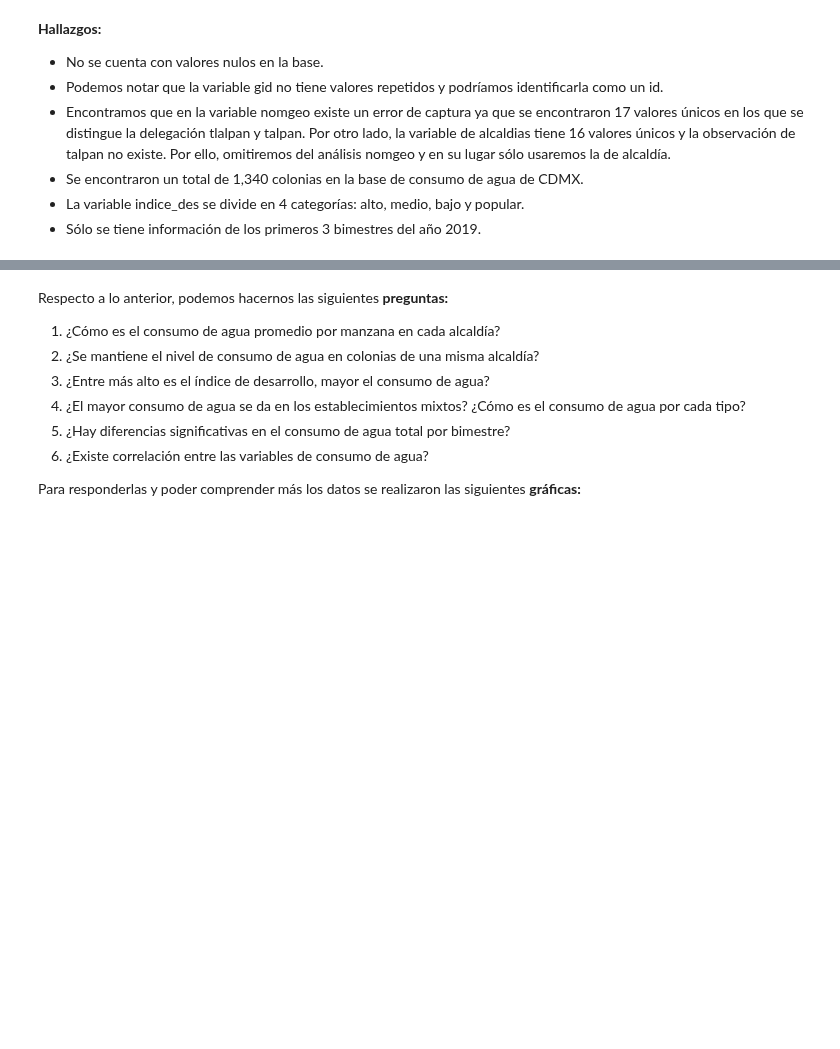
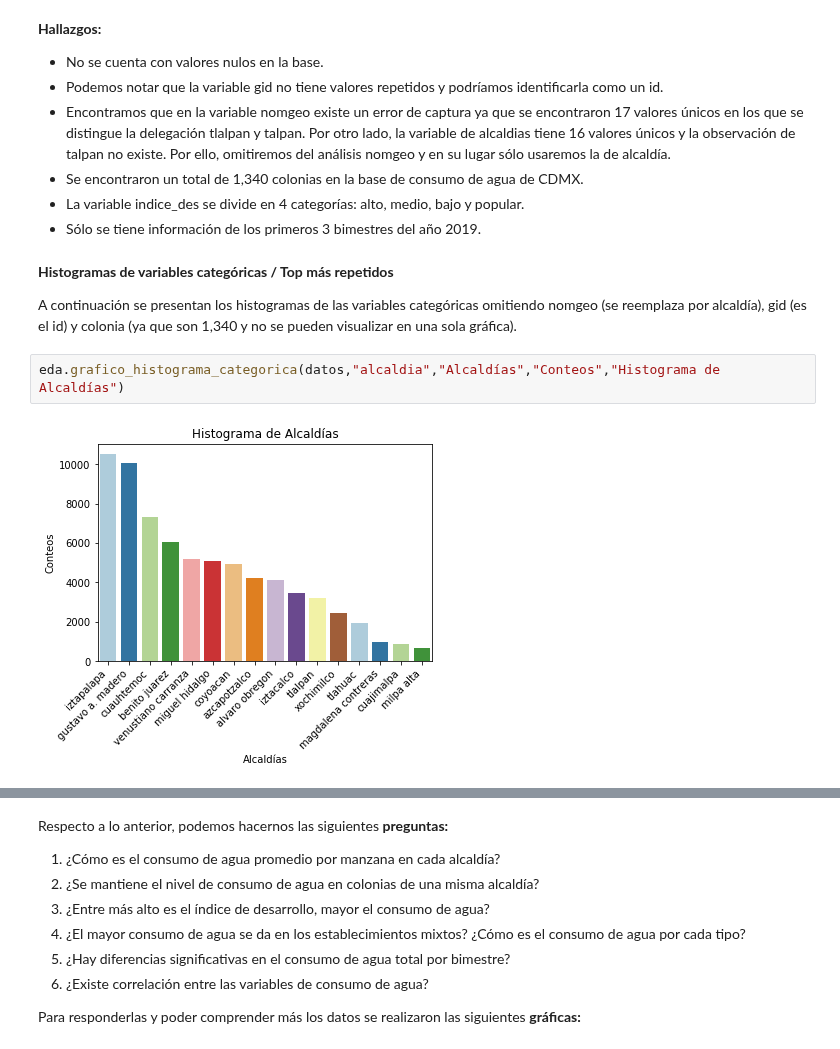
Before and after one commit to DorelyMS/git-ids, a Jupyter notebook: Reporte_EDA_GDA.ipynb, the cells around one changed output, grey strips where cells are left out. Drawn from its saved outputs; the diff is of its cells as text; blank space fills up the shorter version.

```diff
--- a/Reporte_EDA_GDA.ipynb
+++ b/Reporte_EDA_GDA.ipynb
@@ -161,3 +161,11 @@ eda.tabla_estadisticos_descriptivos_variables_categoricas(datos)
 * Se encontraron un total de 1,340 colonias en la base de consumo de agua de CDMX.
 * La variable indice_des se divide en 4 categorías: alto, medio, bajo y popular.
 * Sólo se tiene información de los primeros 3 bimestres del año 2019.
+# %% [markdown]
+**Histogramas de variables categóricas / Top más repetidos**
+
+A continuación se presentan los histogramas de las variables categóricas omitiendo nomgeo (se reemplaza por alcaldía), gid (es el id) y colonia (ya que son 1,340 y no se pueden visualizar en una sola gráfica).
+# %%
+eda.grafico_histograma_categorica(datos,"alcaldia","Alcaldías","Conteos","Histograma de Alcaldías")
+# %% [output]
+[figure, added]
```
Also changed, not shown: parts of 14 cells of this notebook, 8 other files.
